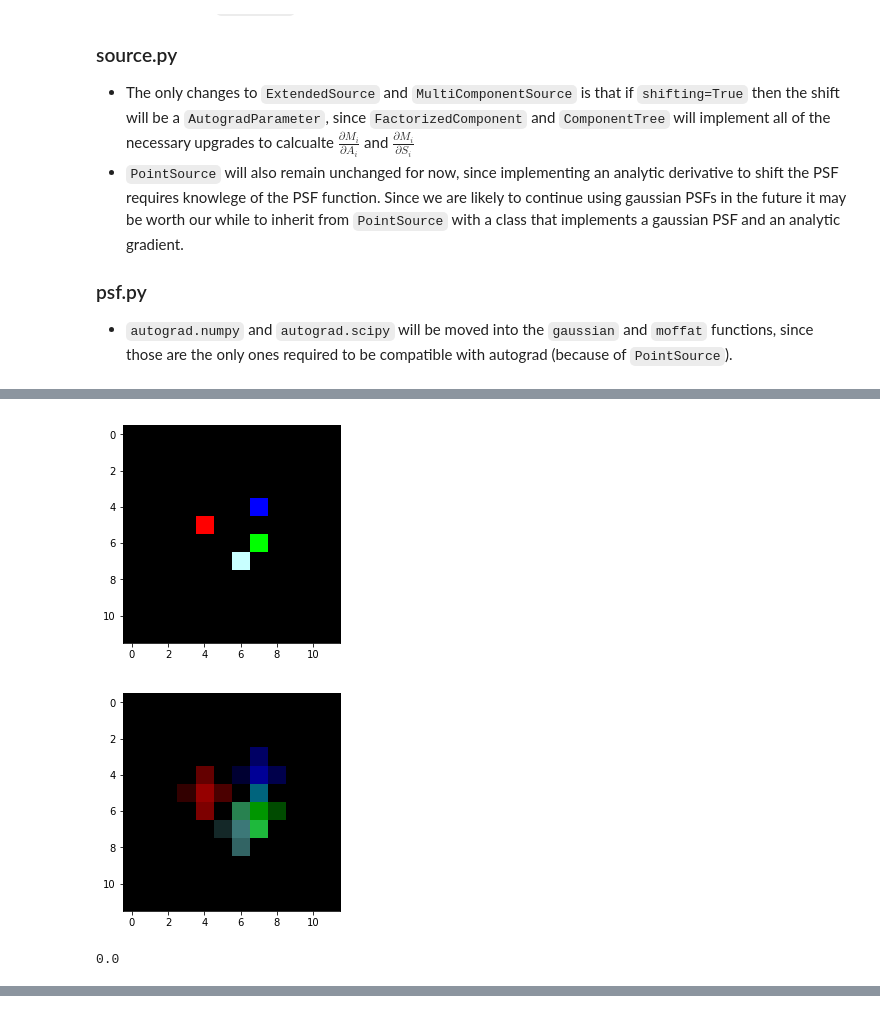
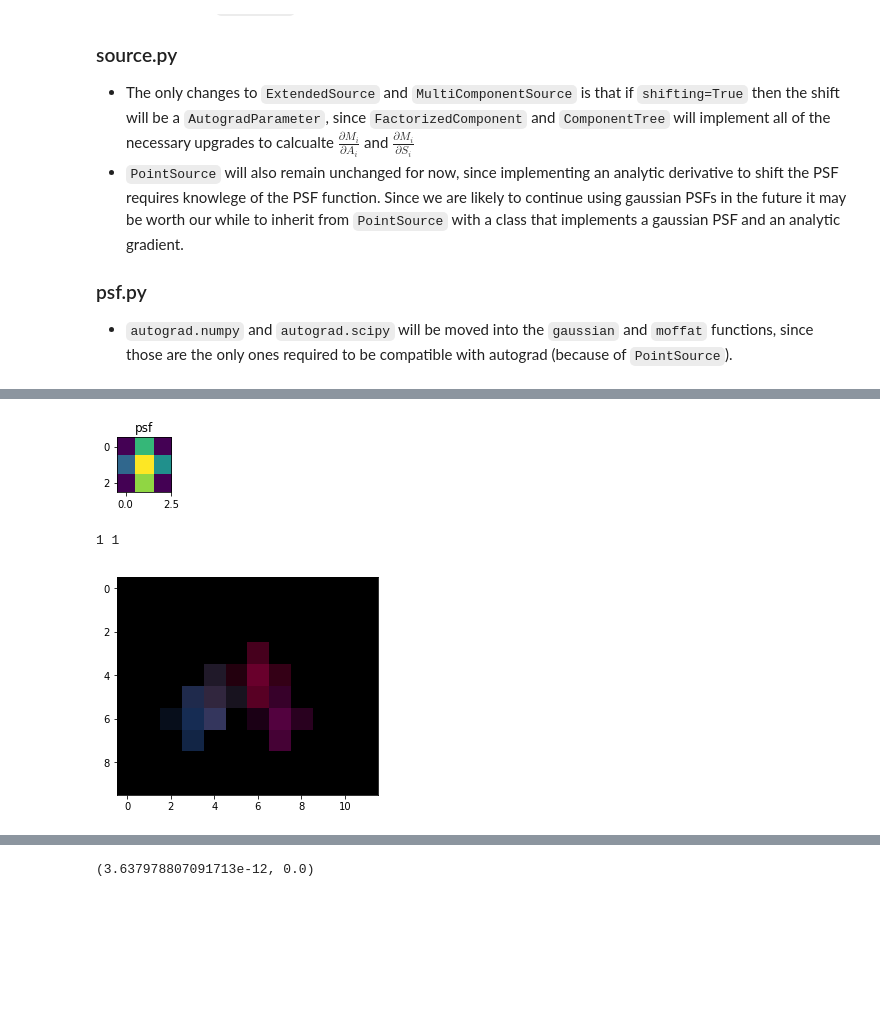
Before and after one commit to fred3m/notebooks, a Jupyter notebook: direct_conv.ipynb, the cells around one changed output, grey strips where cells are left out. Drawn from its saved outputs; the diff is of its cells as text; code cells hidden in the pictures; blank space fills up the shorter version.

```diff
--- a/direct_conv.ipynb
+++ b/direct_conv.ipynb
@@ -304,6 +405,0 @@ morphs = np.array(morphs)
-# %%
-model, boxes = get_full_model(seds, morphs, centers)
-plt.imshow(img2rgb(model))
-plt.show()
-# %% [output]
-[figure, removed]
@@ -314,9 +406,44 @@ result = convolve(model, psf, slices)
-# %%
-plt.imshow(img2rgb(result))
-plt.show()
-# %% [output]
-[figure, removed]
-# %%
-np.max(np.abs(images-result))
-# %% [output]
-0.0
+# %%
+def calculate_autograd_gradients(images, centers, seds, morphs):
+    # Initialize the autograd loss function
+    _grad = grad(partial(a_loss, image=images, psf=psf, slices=slices), tuple(range(2)))
+    g_auto = _grad(seds, morphs)
+
+    return g_auto
+
+def calculate_analytic_gradients(images, centers, seds, morphs):
+    model, boxes = get_full_model(seds, morphs, centers, images.shape)
+    convolved = convolve(model, psf, slices)
+
+    gL = grad_logL(images, convolved)
+    gLC = grad_convolve(gL, psf, slices)
+
+    g_analytic = grad_get_full_model(gLC, model, centers, seds, morphs)
+    return g_analytic
+# %%
+np.random.seed(1)
+
+# Initialize a small PSF
+units = 0.05
+psf = np.array([[0,4,0],[2,6,3],[0,5,0]]) * units
+_psf = psf[::-1, ::-1]
+
+# get the coords and filter slices needed to
+coords = get_filter_coords(psf)
+slices = get_filter_slices(coords.reshape(-1, 2))
+
+plt.figure(figsize=(1,1))
+plt.title("psf")
+plt.imshow(psf)
+plt.show()
+
+K = 4
+images, centers, seds, morphs = build_scene((3, 10, 12), K, psf)
+
+%time g_auto = calculate_autograd_gradients(images, centers, seds/2, morphs)
+%time g_analytic = calculate_analytic_gradients(images, centers, seds/2, morphs)
+np.max(np.abs(g_auto[0]-g_analytic[0])), np.max(np.abs(g_auto[1]-g_analytic[1]))
+# %% [output]
+[figure, added]
+1 1
+[figure, added]
@@ -322,0 +454 @@ np.max(np.abs(images-result))
+(3.637978807091713e-12, 0.0)
```
Also changed, not shown: parts of 11 cells of this notebook.
